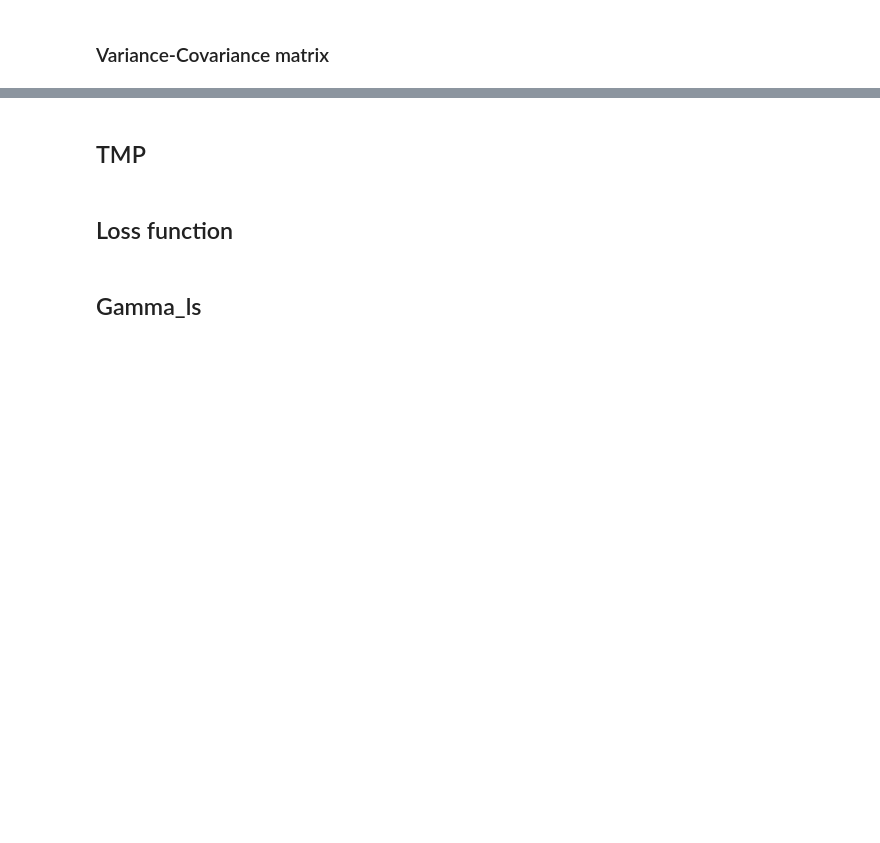
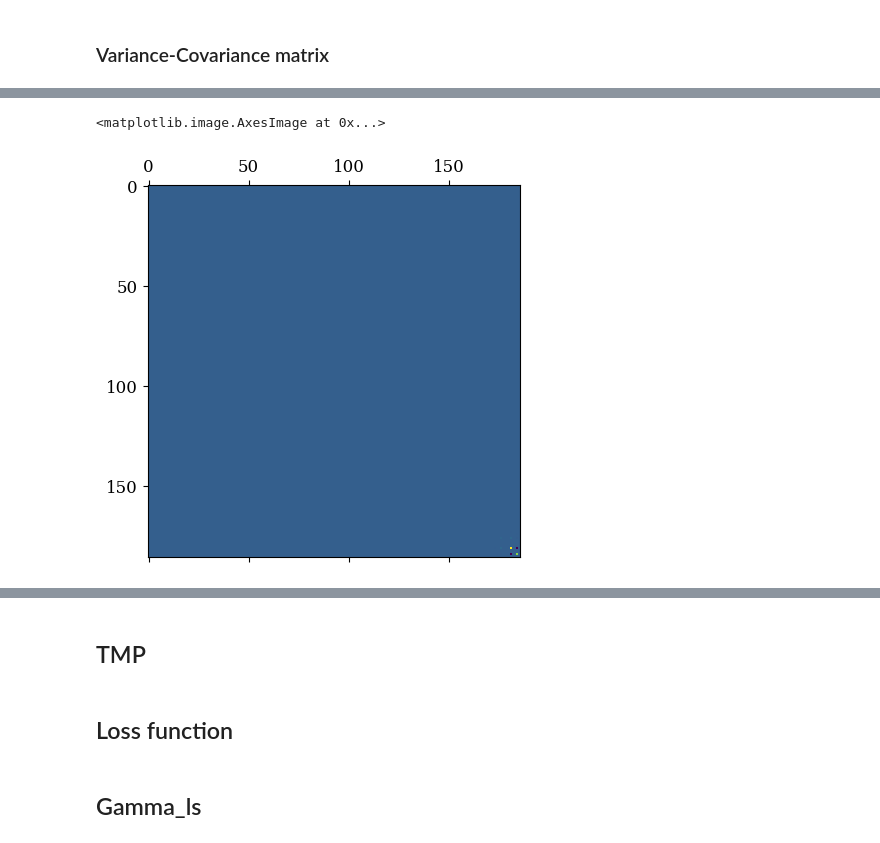
Before and after one commit to SwannChelly/SMM_Spatial_Comovement, a Jupyter notebook: analysis.ipynb, the cells around one changed output, grey strips where cells are left out. Cells and saved outputs as stored; diff of their text form; code cells hidden in the pictures; blank space fills up the shorter version.

```diff
--- a/analysis.ipynb
+++ b/analysis.ipynb
@@ -1497,3 +1524,8 @@ plt.show()
+# %%
+plt.matshow(np.linalg.inv((Sigma + Sigma.T)/2))
+# %% [output]
+<matplotlib.image.AxesImage at 0x...>
+[figure, added]
 # %%
 import numpy as np
 import matplotlib.pyplot as plt
```
Also changed, not shown: parts of 10 cells of this notebook, 2 other files.
